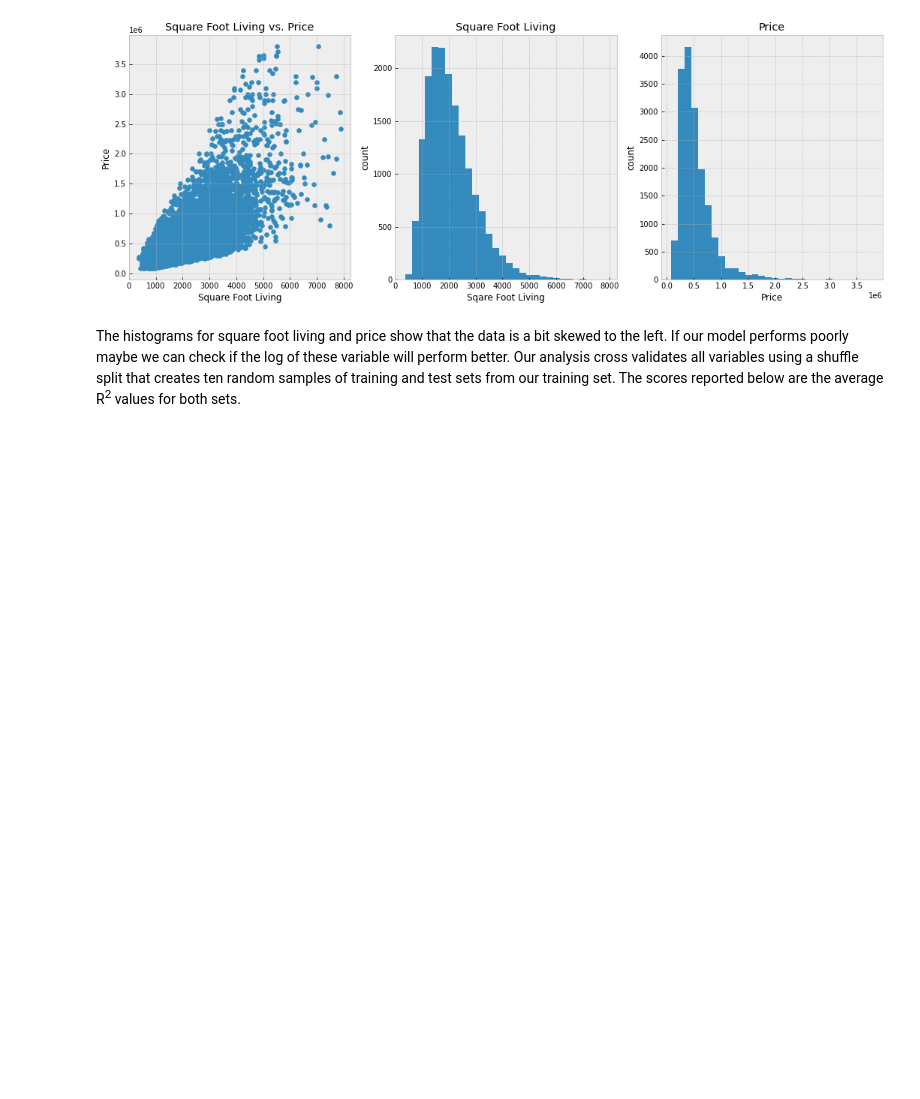
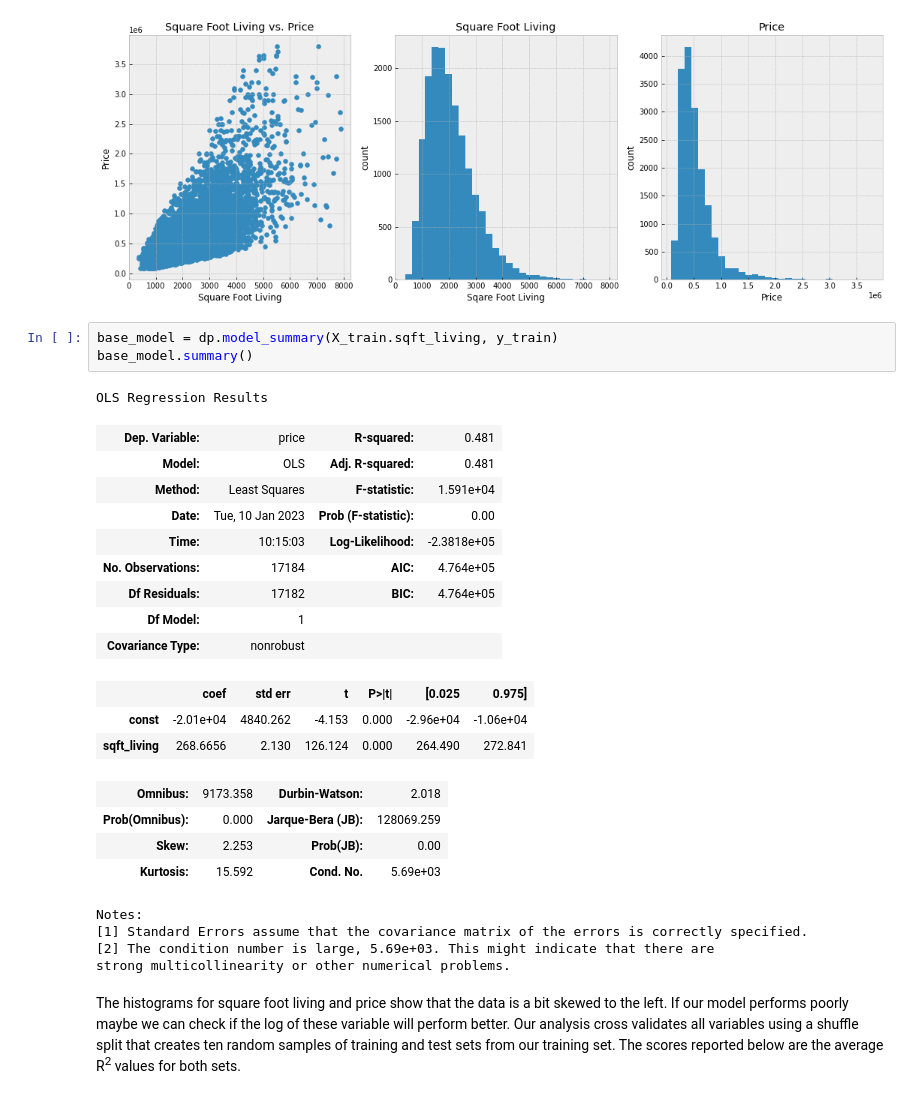
Before and after one commit to cschneck7/phase-2-project, a Jupyter notebook: EDA and Modelling.ipynb, the cells around one changed output. Saved outputs shown, nothing was run; the diff lists cells and outputs as text; blank space fills up the shorter version.

```diff
--- a/EDA_notebook.ipynb
+++ b/EDA and Modelling.ipynb
@@ -270,6 +271,31 @@ The variable with the highest correlation to `price` is `sqft_living`. Let's tak
 fg.base_plots(X_train.sqft_living, y_train)
 # %% [output]
 [figure]
+# %%
+base_model = dp.model_summary(X_train.sqft_living, y_train)
+base_model.summary()
+# %% [output]
+OLS Regression Results
+| Dep. Variable: | price | R-squared: | 0.481 |
+| Model: | OLS | Adj. R-squared: | 0.481 |
+| Method: | Least Squares | F-statistic: | 1.591e+04 |
+| Date: | Tue, 10 Jan 2023 | Prob (F-statistic): | 0.00 |
+| Time: | 10:15:03 | Log-Likelihood: | -2.3818e+05 |
+| No. Observations: | 17184 | AIC: | 4.764e+05 |
+| Df Residuals: | 17182 | BIC: | 4.764e+05 |
+| Df Model: | 1 |  |  |
+| Covariance Type: | nonrobust |  |  |
+|  | coef | std err | t | P>|t| | [0.025 | 0.975] |
+| const | -2.01e+04 | 4840.262 | -4.153 | 0.000 | -2.96e+04 | -1.06e+04 |
+| sqft_living | 268.6656 | 2.130 | 126.124 | 0.000 | 264.490 | 272.841 |
+| Omnibus: | 9173.358 | Durbin-Watson: | 2.018 |
+| Prob(Omnibus): | 0.000 | Jarque-Bera (JB): | 128069.259 |
+| Skew: | 2.253 | Prob(JB): | 0.00 |
+| Kurtosis: | 15.592 | Cond. No. | 5.69e+03 |
+Notes:
+[1] Standard Errors assume that the covariance matrix of the errors is correctly specified.
+[2] The condition number is large, 5.69e+03. This might indicate that there are
+strong multicollinearity or other numerical problems.
 # %% [markdown]
 The histograms for square foot living and price show that the data is a bit skewed to the left. If our model performs poorly maybe we can check if the log of these variable will perform better. Our analysis cross validates all variables using a shuffle split that creates ten random samples of training and test sets from our training set. The scores reported below are the average R<sup>2</sup> values for both sets.
 # %%
```
Also changed, not shown: parts of 20 cells of this notebook, 1 other file.
